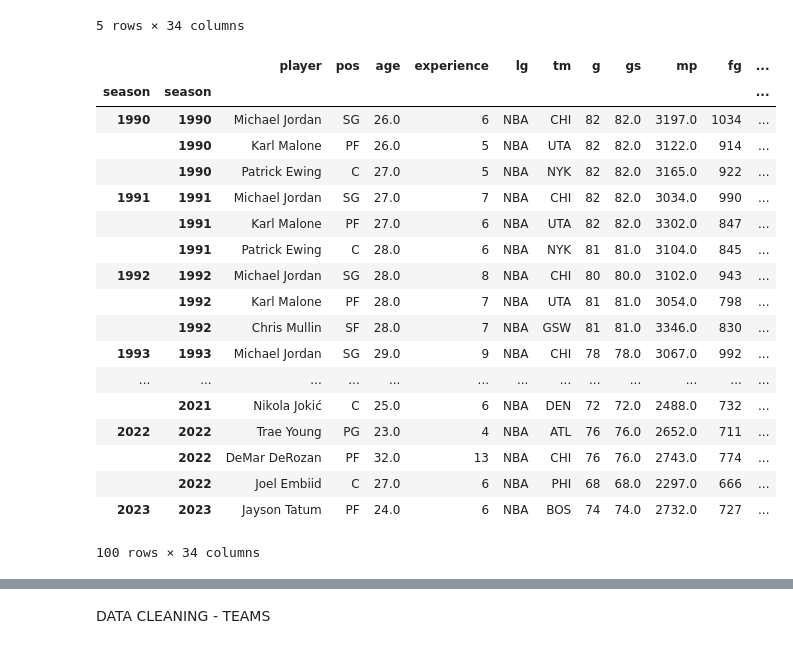
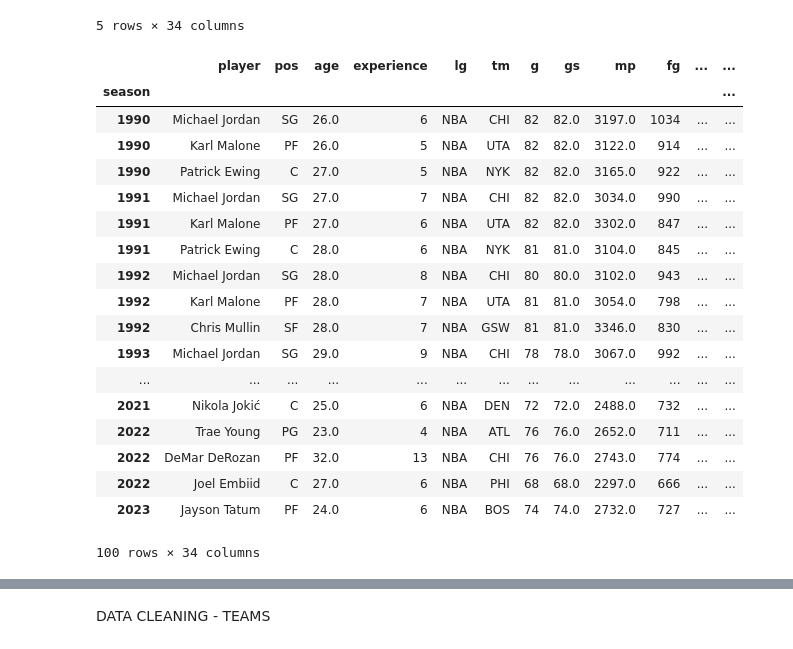
Before and after one commit to KizMan-23/supervised_models, a Jupyter notebook: nba_data.ipynb, the cells around one changed output, grey strips where cells are left out. Drawn from its saved outputs; the diff is of its cells as text; code cells hidden in the pictures.

```diff
--- a/nba_data.ipynb
+++ b/nba_data.ipynb
@@ -3,10 +3,10 @@ import pandas as pd
 # %% [markdown]
 DATA CLEANING
 # %%
-df = pd.read_csv("Downloads/Player Totals.csv")
+df = pd.read_csv("C:/Users/Hp Pc/Downloads/Player Totals-checkpoint.csv")
 # %%
 #mvp dataset
-df_1 = pd.read_csv('Downloads/Player Award Shares.csv')
+df_1 = pd.read_csv('C:/Users/Hp Pc/Downloads/Player Award Shares-checkpoint.csv')
 df_1
 
 df_1 = df_1[df_1['award'] == 'nba mvp']
@@ -168,26 +168,26 @@ all_players[all_players['player'] == 'Aaron Holiday']
 # %%
 #first-three nba players with the most points per season
 pd.options.display.max_rows = 100
-all_players.groupby(['season']).apply(lambda x: x.sort_values('pts', ascending = False).head(3)).head(100)
+all_players.groupby(['season'], group_keys =False).apply(lambda x: x.sort_values('pts', ascending = False).head(3)).head(100)
 # %% [output]
-|  |  | player | pos | age | experience | lg | tm | g | gs | mp | fg | ... |
-| season | season |  |  |  |  |  |  |  |  |  |  | ... |
-| 1990 | 1990 | Michael Jordan | SG | 26.0 | 6 | NBA | CHI | 82 | 82.0 | 3197.0 | 1034 | ... |
-|  | 1990 | Karl Malone | PF | 26.0 | 5 | NBA | UTA | 82 | 82.0 | 3122.0 | 914 | ... |
-|  | 1990 | Patrick Ewing | C | 27.0 | 5 | NBA | NYK | 82 | 82.0 | 3165.0 | 922 | ... |
-| 1991 | 1991 | Michael Jordan | SG | 27.0 | 7 | NBA | CHI | 82 | 82.0 | 3034.0 | 990 | ... |
-|  | 1991 | Karl Malone | PF | 27.0 | 6 | NBA | UTA | 82 | 82.0 | 3302.0 | 847 | ... |
-|  | 1991 | Patrick Ewing | C | 28.0 | 6 | NBA | NYK | 81 | 81.0 | 3104.0 | 845 | ... |
-| 1992 | 1992 | Michael Jordan | SG | 28.0 | 8 | NBA | CHI | 80 | 80.0 | 3102.0 | 943 | ... |
-|  | 1992 | Karl Malone | PF | 28.0 | 7 | NBA | UTA | 81 | 81.0 | 3054.0 | 798 | ... |
-|  | 1992 | Chris Mullin | SF | 28.0 | 7 | NBA | GSW | 81 | 81.0 | 3346.0 | 830 | ... |
-| 1993 | 1993 | Michael Jordan | SG | 29.0 | 9 | NBA | CHI | 78 | 78.0 | 3067.0 | 992 | ... |
+|  | player | pos | age | experience | lg | tm | g | gs | mp | fg | ... | ... |
+| season |  |  |  |  |  |  |  |  |  |  |  | ... |
+| 1990 | Michael Jordan | SG | 26.0 | 6 | NBA | CHI | 82 | 82.0 | 3197.0 | 1034 | ... | ... |
+| 1990 | Karl Malone | PF | 26.0 | 5 | NBA | UTA | 82 | 82.0 | 3122.0 | 914 | ... | ... |
+| 1990 | Patrick Ewing | C | 27.0 | 5 | NBA | NYK | 82 | 82.0 | 3165.0 | 922 | ... | ... |
+| 1991 | Michael Jordan | SG | 27.0 | 7 | NBA | CHI | 82 | 82.0 | 3034.0 | 990 | ... | ... |
+| 1991 | Karl Malone | PF | 27.0 | 6 | NBA | UTA | 82 | 82.0 | 3302.0 | 847 | ... | ... |
+| 1991 | Patrick Ewing | C | 28.0 | 6 | NBA | NYK | 81 | 81.0 | 3104.0 | 845 | ... | ... |
+| 1992 | Michael Jordan | SG | 28.0 | 8 | NBA | CHI | 80 | 80.0 | 3102.0 | 943 | ... | ... |
+| 1992 | Karl Malone | PF | 28.0 | 7 | NBA | UTA | 81 | 81.0 | 3054.0 | 798 | ... | ... |
+| 1992 | Chris Mullin | SF | 28.0 | 7 | NBA | GSW | 81 | 81.0 | 3346.0 | 830 | ... | ... |
+| 1993 | Michael Jordan | SG | 29.0 | 9 | NBA | CHI | 78 | 78.0 | 3067.0 | 992 | ... | ... |
 | ... | ... | ... | ... | ... | ... | ... | ... | ... | ... | ... | ... | ... |
-|  | 2021 | Nikola Jokić | C | 25.0 | 6 | NBA | DEN | 72 | 72.0 | 2488.0 | 732 | ... |
-| 2022 | 2022 | Trae Young | PG | 23.0 | 4 | NBA | ATL | 76 | 76.0 | 2652.0 | 711 | ... |
-|  | 2022 | DeMar DeRozan | PF | 32.0 | 13 | NBA | CHI | 76 | 76.0 | 2743.0 | 774 | ... |
-|  | 2022 | Joel Embiid | C | 27.0 | 6 | NBA | PHI | 68 | 68.0 | 2297.0 | 666 | ... |
-| 2023 | 2023 | Jayson Tatum | PF | 24.0 | 6 | NBA | BOS | 74 | 74.0 | 2732.0 | 727 | ... |
+| 2021 | Nikola Jokić | C | 25.0 | 6 | NBA | DEN | 72 | 72.0 | 2488.0 | 732 | ... | ... |
+| 2022 | Trae Young | PG | 23.0 | 4 | NBA | ATL | 76 | 76.0 | 2652.0 | 711 | ... | ... |
+| 2022 | DeMar DeRozan | PF | 32.0 | 13 | NBA | CHI | 76 | 76.0 | 2743.0 | 774 | ... | ... |
+| 2022 | Joel Embiid | C | 27.0 | 6 | NBA | PHI | 68 | 68.0 | 2297.0 | 666 | ... | ... |
+| 2023 | Jayson Tatum | PF | 24.0 | 6 | NBA | BOS | 74 | 74.0 | 2732.0 | 727 | ... | ... |
 100 rows × 34 columns
 # %%
 #Top three mvp players voted per season
```
Also changed, not shown: parts of 4 cells of this notebook, 2 other files.
